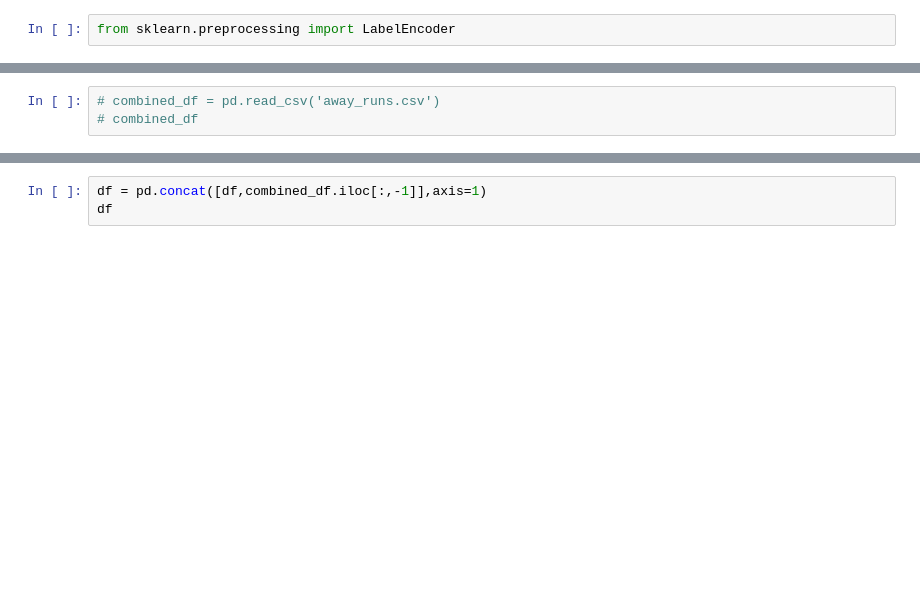
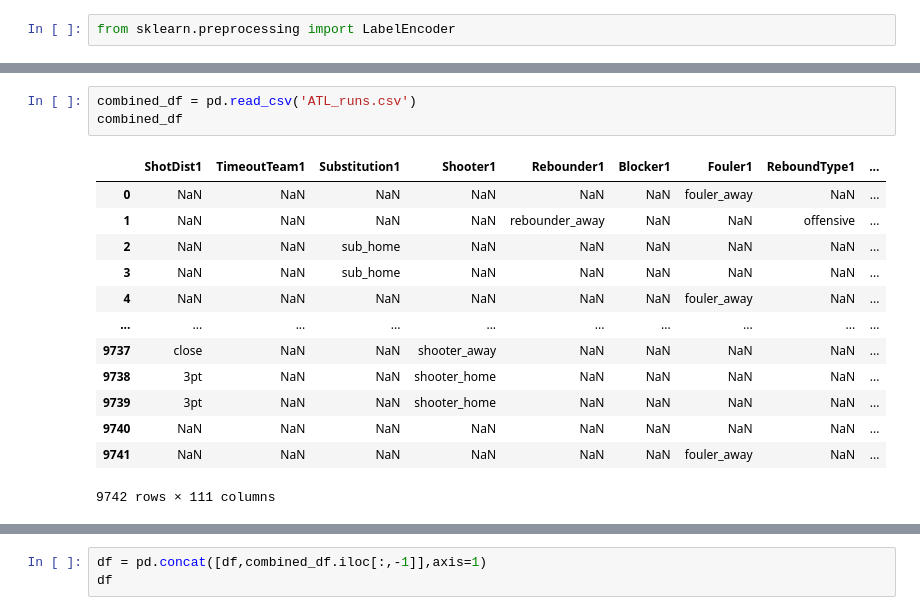
Before and after one commit to isevr/NBA_runs_prediction, a Jupyter notebook: cNN LE.ipynb, the cells around one changed output, grey strips where cells are left out. Saved outputs shown, nothing was run; the diff lists cells and outputs as text; blank space fills up the shorter version.

```diff
--- a/cNN LE.ipynb
+++ b/cNN LE.ipynb
@@ -289,6 +308,20 @@ from sklearn.preprocessing import LabelEncoder
 # %%
-# combined_df = pd.read_csv('away_runs.csv')
-# combined_df
+combined_df = pd.read_csv('ATL_runs.csv')
+combined_df
+# %% [output]
+|  | ShotDist1 | TimeoutTeam1 | Substitution1 | Shooter1 | Rebounder1 | Blocker1 | Fouler1 | ReboundType1 | ... |
+| 0 | NaN | NaN | NaN | NaN | NaN | NaN | fouler_away | NaN | ... |
+| 1 | NaN | NaN | NaN | NaN | rebounder_away | NaN | NaN | offensive | ... |
+| 2 | NaN | NaN | sub_home | NaN | NaN | NaN | NaN | NaN | ... |
+| 3 | NaN | NaN | sub_home | NaN | NaN | NaN | NaN | NaN | ... |
+| 4 | NaN | NaN | NaN | NaN | NaN | NaN | fouler_away | NaN | ... |
+| ... | ... | ... | ... | ... | ... | ... | ... | ... | ... |
+| 9737 | close | NaN | NaN | shooter_away | NaN | NaN | NaN | NaN | ... |
+| 9738 | 3pt | NaN | NaN | shooter_home | NaN | NaN | NaN | NaN | ... |
+| 9739 | 3pt | NaN | NaN | shooter_home | NaN | NaN | NaN | NaN | ... |
+| 9740 | NaN | NaN | NaN | NaN | NaN | NaN | NaN | NaN | ... |
+| 9741 | NaN | NaN | NaN | NaN | NaN | NaN | fouler_away | NaN | ... |
+9742 rows × 111 columns
 # %%
 df = pd.DataFrame()
 encoders = []
```
Also changed, not shown: parts of 3 cells of this notebook, 2 other files.
